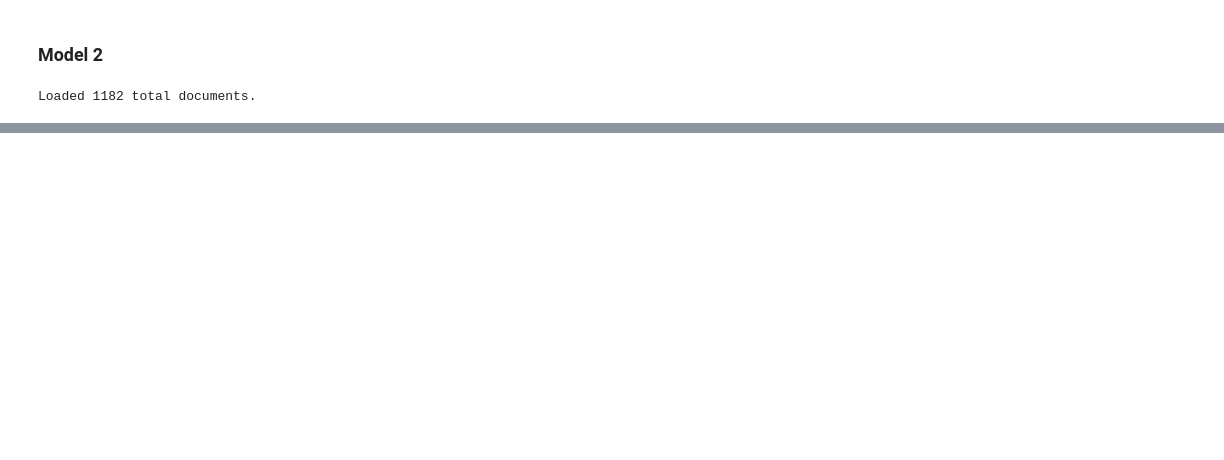
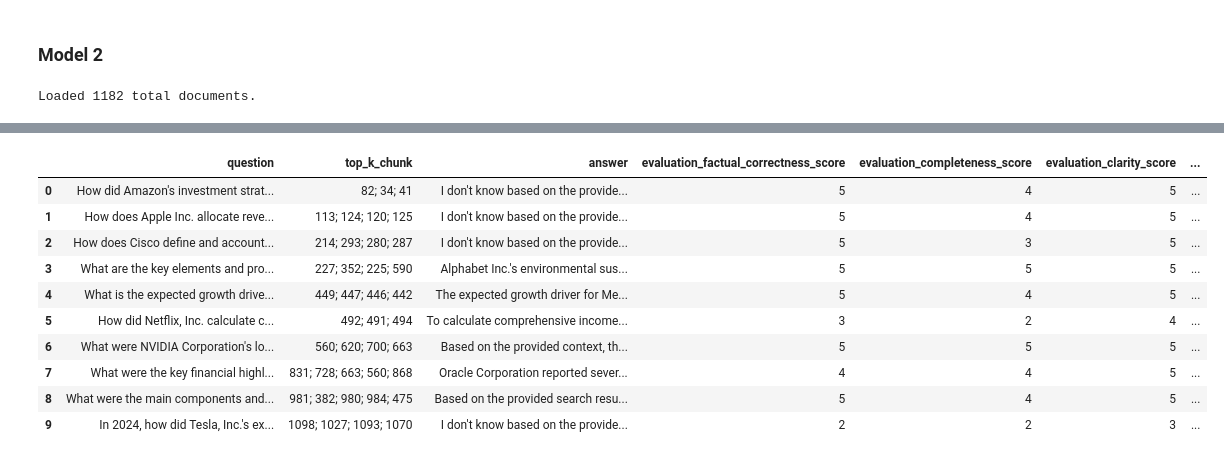
Before and after one commit to williamhuybui/perplexity_hack, a Jupyter notebook: m2.ipynb, the cells around one changed output, grey strips where cells are left out. Saved outputs shown, nothing was run; the diff lists cells and outputs as text; code cells hidden in the pictures; blank space fills up the shorter version.

Commit message:
fix: modify m2 & add evaluation score

```diff
--- a/m2.ipynb
+++ b/m2.ipynb
@@ -175,0 +321,15 @@ df.head(10)
+# %%
+final_df = pd.read_csv("final.csv")
+final_df
+# %% [output]
+|  | question | top_k_chunk | answer | evaluation_factual_correctness_score | evaluation_completeness_score | evaluation_clarity_score | ... |
+| 0 | How did Amazon's investment strat... | 82; 34; 41 | I don't know based on the provide... | 5 | 4 | 5 | ... |
+| 1 | How does Apple Inc. allocate reve... | 113; 124; 120; 125 | I don't know based on the provide... | 5 | 4 | 5 | ... |
+| 2 | How does Cisco define and account... | 214; 293; 280; 287 | I don't know based on the provide... | 5 | 3 | 5 | ... |
+| 3 | What are the key elements and pro... | 227; 352; 225; 590 | Alphabet Inc.'s environmental sus... | 5 | 5 | 5 | ... |
+| 4 | What is the expected growth drive... | 449; 447; 446; 442 | The expected growth driver for Me... | 5 | 4 | 5 | ... |
+| 5 | How did Netflix, Inc. calculate c... | 492; 491; 494 | To calculate comprehensive income... | 3 | 2 | 4 | ... |
+| 6 | What were NVIDIA Corporation's lo... | 560; 620; 700; 663 | Based on the provided context, th... | 5 | 5 | 5 | ... |
+| 7 | What were the key financial highl... | 831; 728; 663; 560; 868 | Oracle Corporation reported sever... | 4 | 4 | 5 | ... |
+| 8 | What were the main components and... | 981; 382; 980; 984; 475 | Based on the provided search resu... | 5 | 4 | 5 | ... |
+| 9 | In 2024, how did Tesla, Inc.'s ex... | 1098; 1027; 1093; 1070 | I don't know based on the provide... | 2 | 2 | 3 | ... |
```
Also changed, not shown: parts of 6 cells of this notebook, 2 other files.
